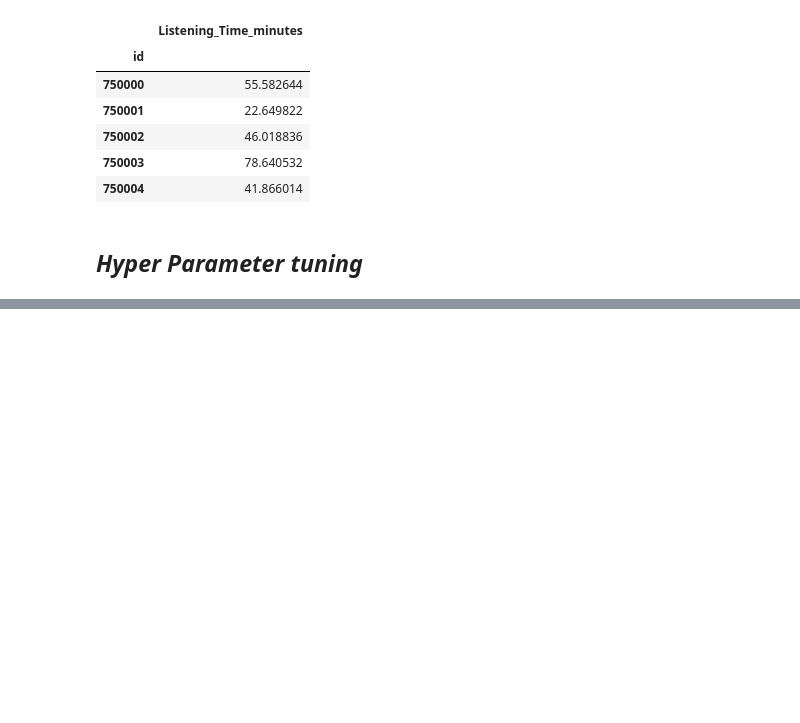
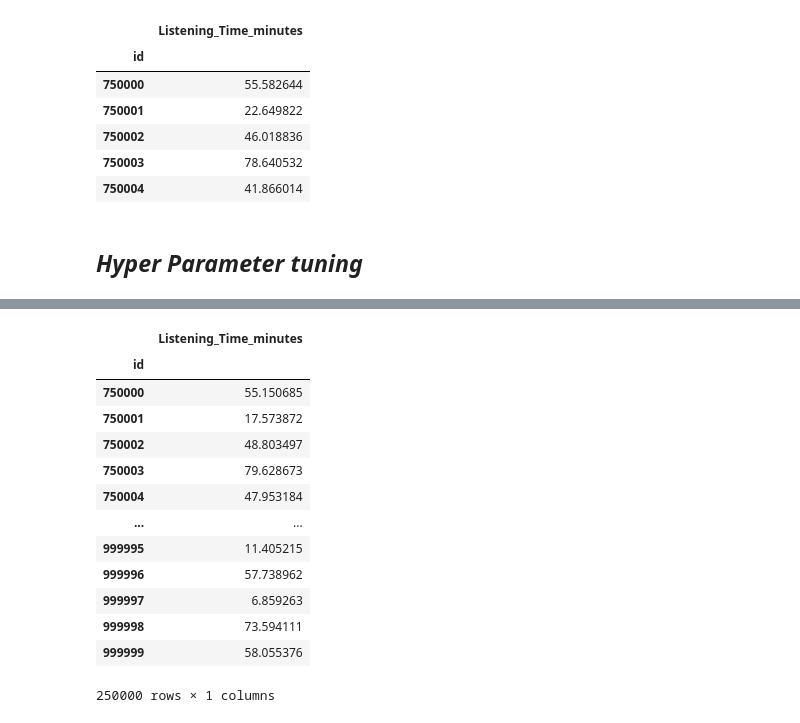
Before and after one commit to grishrana/KaggleCompetition, a Jupyter notebook: Predict_Podcast_Listening_Time/EDA_model.ipynb, the cells around one changed output, grey strips where cells are left out. Saved outputs shown, nothing was run; the diff lists cells and outputs as text; code cells hidden in the pictures; blank space fills up the shorter version.

```diff
--- a/Predict_Podcast_Listening_Time/EDA_model.ipynb
+++ b/Predict_Podcast_Listening_Time/EDA_model.ipynb
@@ -792,0 +872,2 @@ print(f"Best parameters: {baggin_reg_grib.best_params}")
+# %%
+grad_boosting = GradientBoostingRegressor(learning_rate=0.3, max_depth=5, n_estimators=150)
@@ -792,0 +884,21 @@ print(f"Best parameters: {baggin_reg_grib.best_params}")
+# %%
+pred_sub_grad_boost = grad_boosting.predict(test)
+# %%
+sub_grad_boost = pd.DataFrame({"id":index, "Listening_Time_minutes":pred_sub_grad_boost})
+sub_grad_boost.set_index("id", inplace=True)
+sub_grad_boost
+# %% [output]
+|  | Listening_Time_minutes |
+| id |  |
+| 750000 | 55.150685 |
+| 750001 | 17.573872 |
+| 750002 | 48.803497 |
+| 750003 | 79.628673 |
+| 750004 | 47.953184 |
+| ... | ... |
+| 999995 | 11.405215 |
+| 999996 | 57.738962 |
+| 999997 | 6.859263 |
+| 999998 | 73.594111 |
+| 999999 | 58.055376 |
+250000 rows × 1 columns
```
Also changed, not shown: parts of 25 cells of this notebook, 6 other files.
